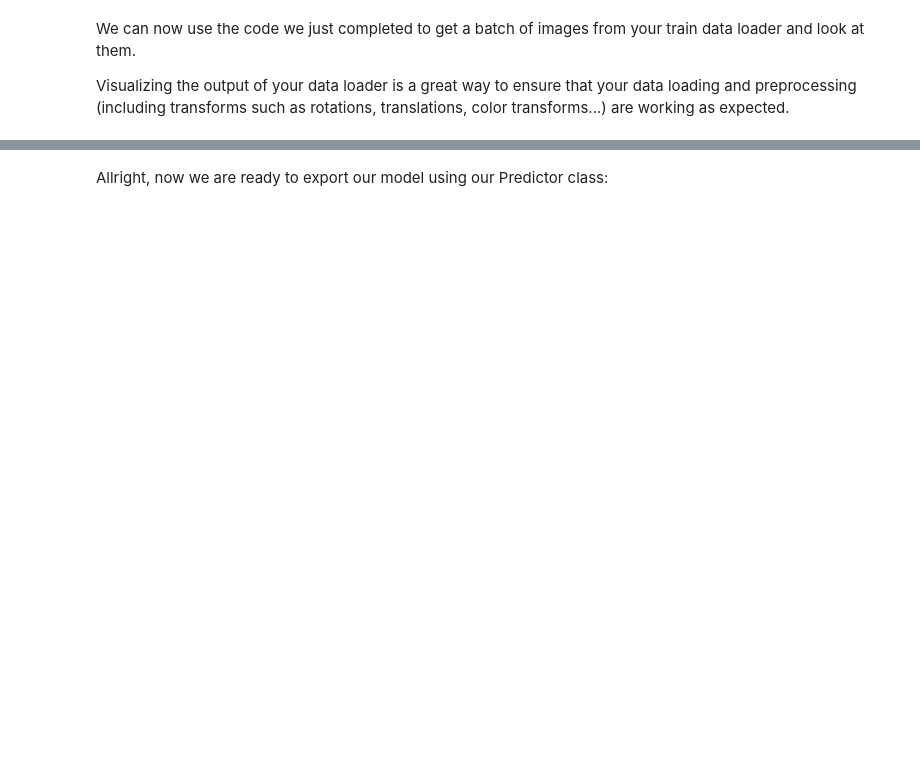
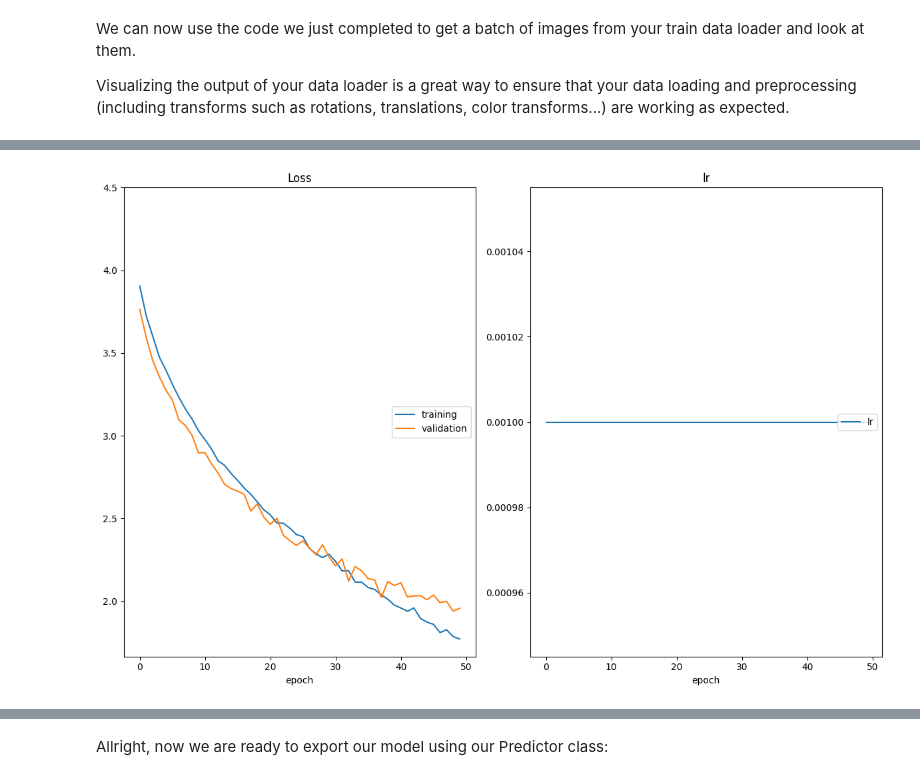
Before and after one commit to akiva-skolnik/landmarks-predictions, a Jupyter notebook: cnn_from_scratch.ipynb, the cells around one changed output, grey strips where cells are left out. Cells and saved outputs as stored; diff of their text form; code cells hidden in the pictures; blank space fills up the shorter version.

```diff
--- a/cnn_from_scratch.ipynb
+++ b/cnn_from_scratch.ipynb
@@ -252,0 +222,43 @@ Open `src/predictor.py` and fill up the missing code, then run the tests:
+# %%
+batch_size = 64        # size of the minibatch for stochastic gradient descent (or Adam)
+valid_size = 0.2       # fraction of the training data to reserve for validation
+num_epochs = 50        # number of epochs for training
+num_classes = 50       # number of classes. Do not change this
+dropout = 0.4          # dropout for our model
+learning_rate = 0.001  # Learning rate for SGD (or Adam)
+opt = 'sgd'            # optimizer. 'sgd' or 'adam'
+weight_decay = 0.0     # regularization. Increase this to combat overfitting
+momentum = 0.9         # momentum for SGD
+# %%
+from src.data import get_data_loaders
+from src.train import optimize
+from src.optimization import get_optimizer, get_loss
+from src.model import MyModel
+
+# get the data loaders using batch_size and valid_size defined in the previous
+# cell
+data_loaders = get_data_loaders(batch_size=batch_size, valid_size=valid_size)
+
+# instance model MyModel with num_classes and drouput defined in the previous
+# cell
+model = MyModel(num_classes=num_classes, dropout=dropout)
+
+# Get the optimizer using get_optimizer and the model we just created, the learning rate,
+# the optimizer and the weight decay specified in the previous cell
+optimizer = get_optimizer(model=model, learning_rate=learning_rate,
+                          optimizer=opt, weight_decay=weight_decay, momentum=momentum)
+
+# Get the loss using get_loss
+loss = get_loss()
+
+optimize(
+    data_loaders,
+    model,
+    optimizer,
+    loss,
+    n_epochs=num_epochs,
+    save_path="checkpoints/best_val_loss.pt",
+    interactive_tracking=True
+)
+# %% [output]
+[figure, added]
```
Also changed, not shown: parts of 56 cells of this notebook, 12 other files.
